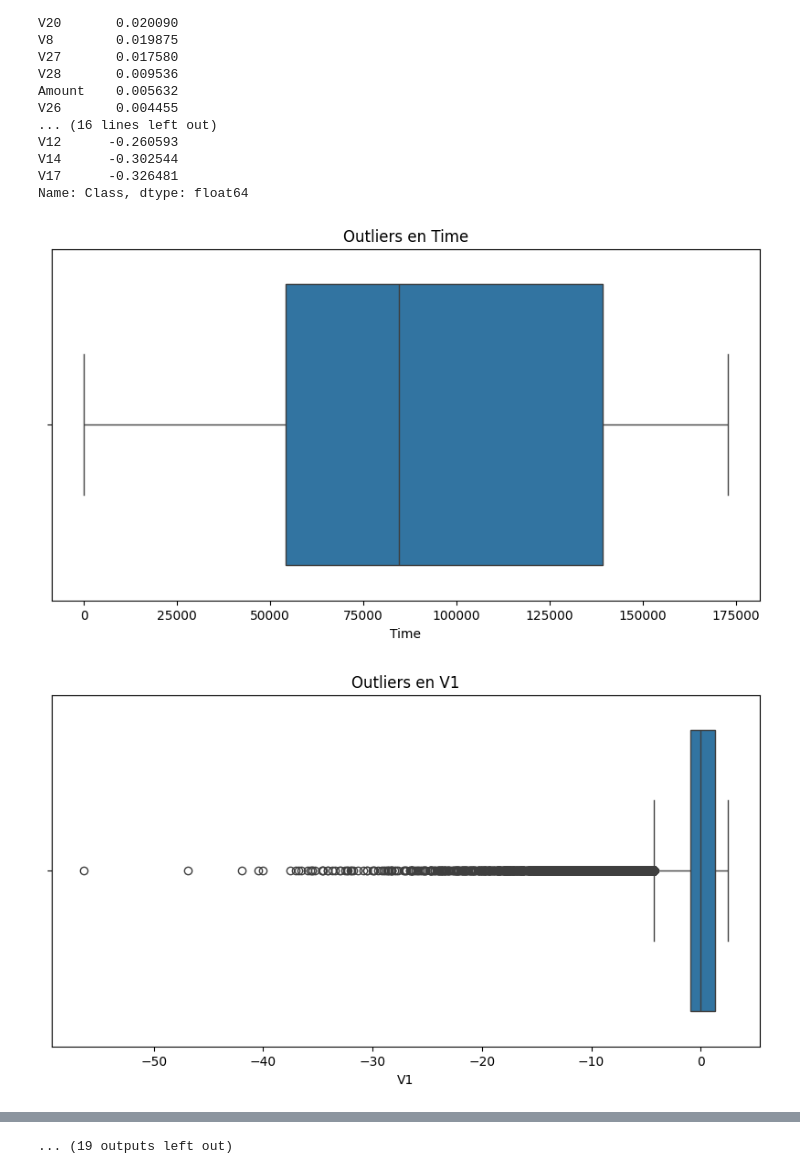
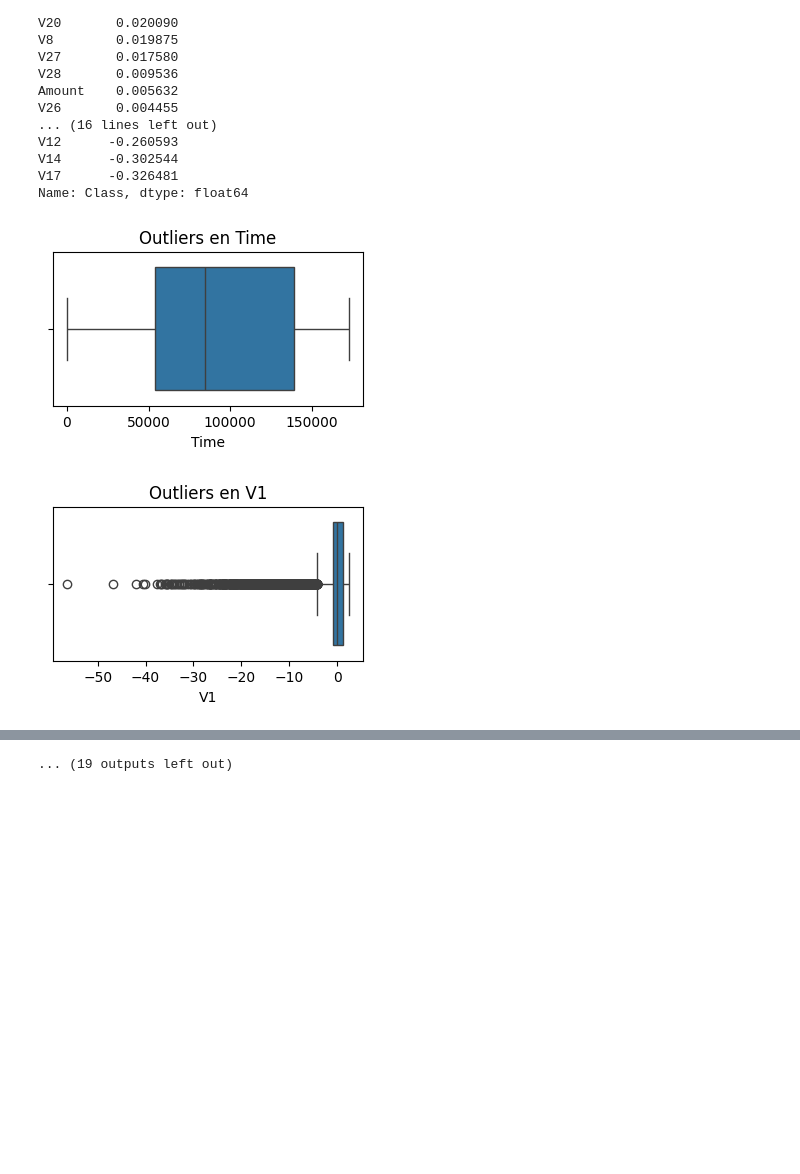
Before and after one commit to AngelMalpartida/Data-Fraud-Detection, a Jupyter notebook: AnalisisExploratorio.ipynb, the cells around one changed output, grey strips where cells are left out. Cells and saved outputs as stored; diff of their text form; code cells hidden in the pictures; blank space fills up the shorter version.

Commit message:
analisis exploratorio p1

```diff
--- a/AnalisisExploratorio.ipynb
+++ b/AnalisisExploratorio.ipynb
@@ -115,0 +128,33 @@ plt.show()
+# %%
+# Analisis de la variable Time
+# Convertir el tiempo de segundos a horas
+data['Hour'] = (data['Time'] // 3600) % 24
+
+# Graficar el histograma de las transacciones por hora
+plt.figure(figsize=(8, 3))
+sns.histplot(data['Hour'], bins=24, kde=False, color='green')
+plt.title('Distribución de transacciones por hora del día')
+plt.xlabel('Hora del día')
+plt.ylabel('Número de transacciones')
+plt.xticks(range(24))  # Asegurarse de que las etiquetas del eje x sean las horas del día
+plt.show()
+
+# Graficar el histograma de las transacciones fraudulentas por hora
+plt.figure(figsize=(8, 3))
+sns.histplot(data[data['Class'] == 1]['Hour'], bins=24, kde=False, color='red')
+plt.title('Distribución de transacciones fraudulentas por hora del día')
+plt.xlabel('Hora del día')
+plt.ylabel('Número de transacciones fraudulentas')
+plt.xticks(range(24))
+plt.show()
+
+# Graficar el histograma de las transacciones no fraudulentas por hora
+plt.figure(figsize=(8, 3))
+sns.histplot(data[data['Class'] == 0]['Hour'], bins=24, kde=False, color='blue')
+plt.title('Distribución de transacciones no fraudulentas por hora del día')
+plt.xlabel('Hora del día')
+plt.ylabel('Número de transacciones no fraudulentas')
+plt.xticks(range(24))
+plt.show()
+
+data.drop(columns=['Hour'], inplace=True)
@@ -135,10 +203,10 @@ V17      -0.326481
 Name: Class, dtype: float64
 # %%
 for column in data.columns:
-    plt.figure(figsize=(10, 5))
+    plt.figure(figsize=(4, 2))
     sns.boxplot(x=data[column])
     plt.title(f'Outliers en {column}')
     plt.show()
 # %% [output]
-[figure, old version]
+[figure, new version]
-[figure, old version]
+[figure, new version]
```
Also changed, not shown: parts of 22 cells of this notebook.
